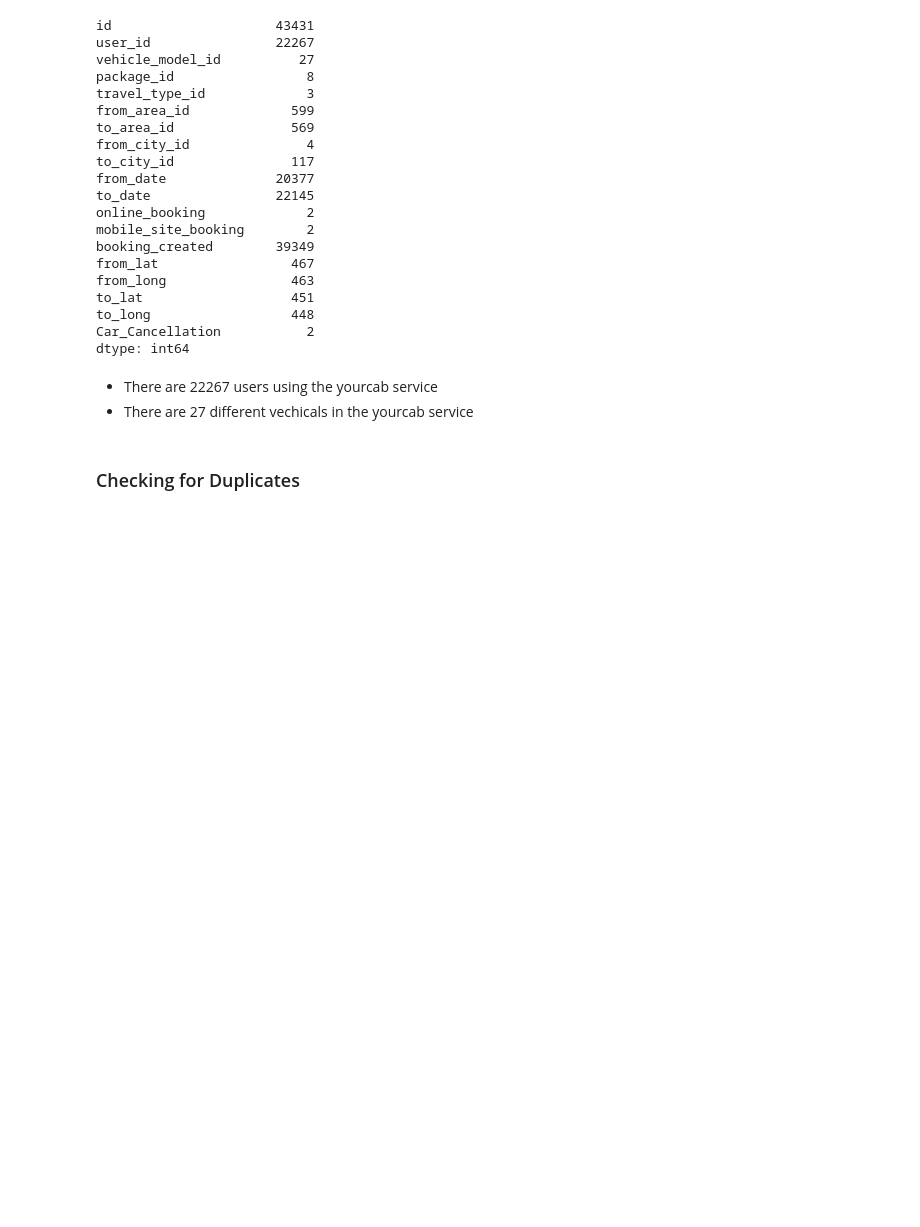
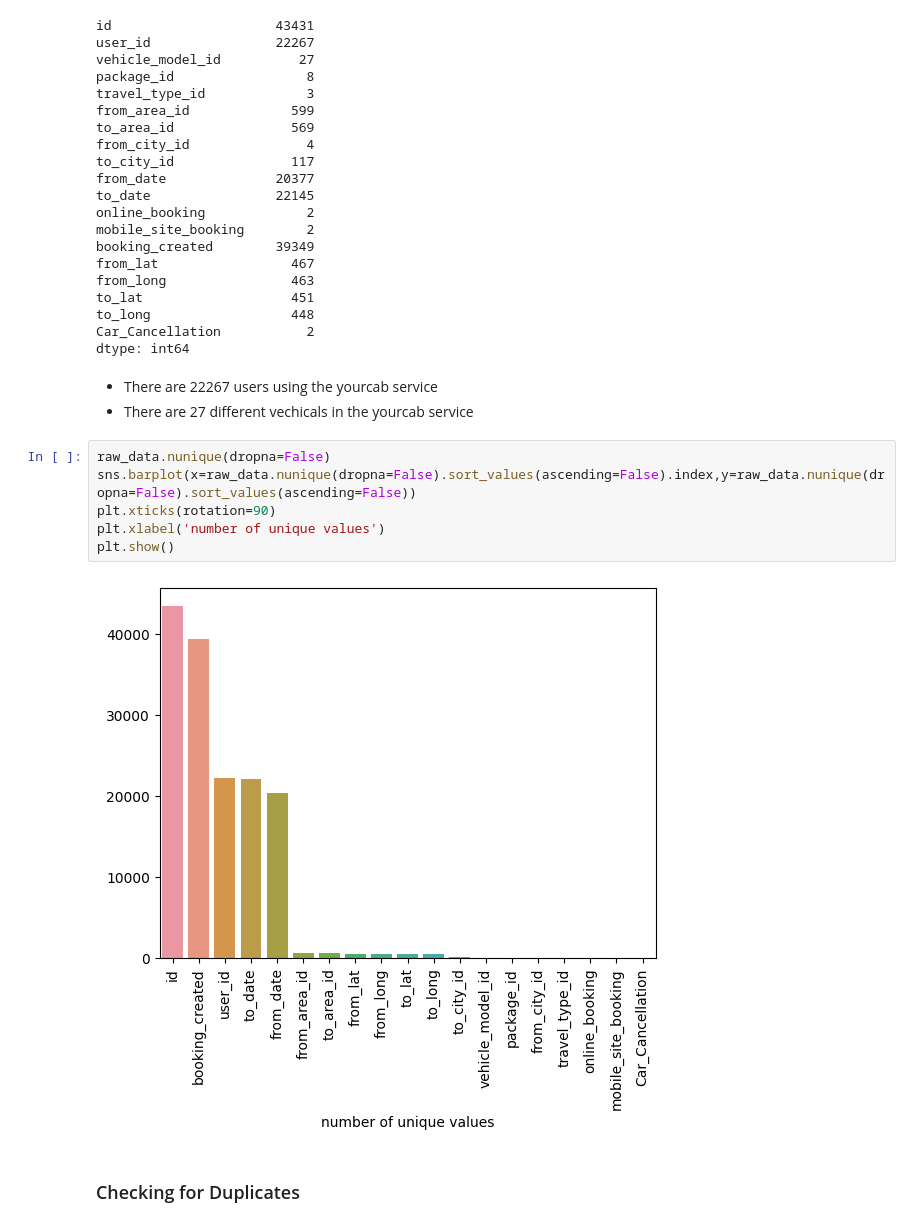
Before and after one commit to Anish-7/yourcab, a Jupyter notebook: notebooks/yourcab_analysis.ipynb, the cells around one changed output. Saved outputs shown, nothing was run; the diff lists cells and outputs as text; blank space fills up the shorter version.

```diff
--- a/notebooks/yourcab_analysis.ipynb
+++ b/notebooks/yourcab_analysis.ipynb
@@ -211,6 +225,14 @@ dtype: int64
 # %% [markdown]
 - There are 22267 users using the yourcab service
 - There are 27 different vechicals in the yourcab service
+# %%
+raw_data.nunique(dropna=False)
+sns.barplot(x=raw_data.nunique(dropna=False).sort_values(ascending=False).index,y=raw_data.nunique(dropna=False).sort_values(ascending=False))
+plt.xticks(rotation=90)
+plt.xlabel('number of unique values')
+plt.show()
+# %% [output]
+[figure, added]
 # %% [markdown]
 ### Checking for Duplicates
 # %%
```
Also changed, not shown: parts of 27 cells of this notebook, 10 other files.
